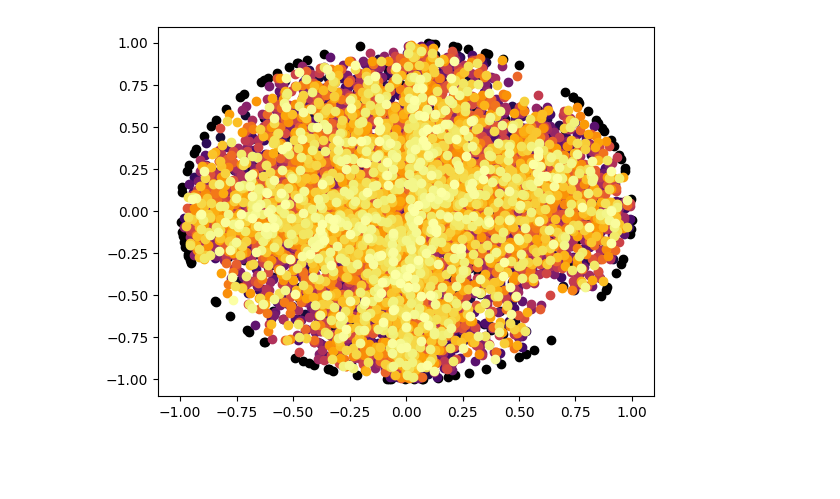
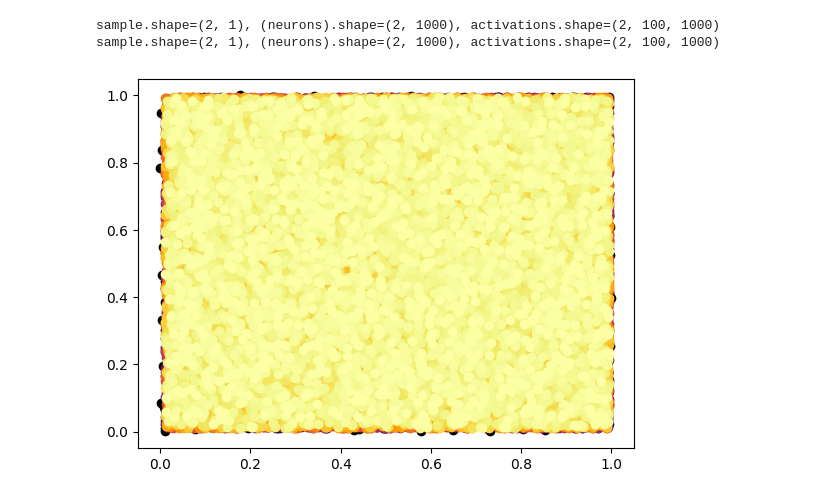
Before and after one commit to Fritz17236/untitled, a Jupyter notebook: topo.ipynb, the cells around one changed output. Saved outputs shown, nothing was run; the diff lists cells and outputs as text; code cells hidden in the pictures; blank space fills up the shorter version.

```diff
--- a/topo.ipynb
+++ b/topo.ipynb
@@ -15,37 +16,66 @@ from nonlinear_approximator import (
 %matplotlib inline
 # %%
 config = params.RegressionParams(
-    width=100,
+    width=1000,
     depth=100,
     input_dimension=2,
     transform_type=activations.TransformType.TENT,
     transform_params= params.TentParams(mu=1.99),
     output_dimension=1,
 )
 
 neurons = np.random.normal(loc=0, scale=1, size=(config.input_dimension, config.width))
-neurons = neurons / np.linalg.norm(neurons, axis=0)
+neurons = 0.5 * neurons / np.linalg.norm(neurons, axis=0)
 neurons = np.asarray(neurons)
 
+def gen_neurons(dimension, number):
+    sampler = qmc.LatinHypercube(d=dimension)
+    sample = sampler.random(n=number)
+    return sample
+
+def tent(x, mu=1.99):
+
+    # return np.exp(-900 * np.square(x)) + -0.06045
+    return mu * np.minimum(x, 1 - x)
+
+def compute_activations(neurons, input_x, config):
+    num_samples, dim_input = input_x.shape
+    # neurons have dim_input x 3config.width shape
+    activations = np.zeros((num_samples, config.depth, config.width))
+    for idx_sample in range(num_samples):
+        for idx_layer in range(config.depth):
+            if idx_layer == 0:
+                sample =  np.expand_dims(input_x[idx_sample, :], axis=-1)
+                print(f'{sample.shape=}, {(neurons).shape=}, {activations.shape=}')
+                activations[idx_sample, idx_layer, :] = 1 - np.linalg.norm(neurons - sample,axis=0)/np.sqrt(dim_input)
+            else:
+                activations[idx_sample, idx_layer, :] = tent(
+                    activations[idx_sample, idx_layer - 1, :]
+                )
+    return activations
+
+neurons = gen_neurons(2, config.width).T
 disp_layers = config.depth # min(8, config.depth + 1)
 
 colors = plt.get_cmap("inferno", disp_layers + 1)
-activations_identity = activations.compute_activations(
+activations_identity = compute_activations(
     neurons, np.asarray(np.eye(2)), config
 )
 
 plt.scatter(neurons[0, :], neurons[1, :], color="black")
 for idx_layer in range(1, disp_layers):
     plt.scatter(
-        activations_identity[idx_layer, :, 0] * neurons[0, :],
-        activations_identity[idx_layer, :, 1] * neurons[1, :],
+        activations_identity[0, idx_layer, :], #* neurons[0, :],
+        activations_identity[1, idx_layer, :],# * neurons[1, :],
         label=f"Pass {idx_layer + 1}",
         color=colors(idx_layer + 1),
     )
 
 plt.show()
 # %% [output]
+sample.shape=(2, 1), (neurons).shape=(2, 1000), activations.shape=(2, 100, 1000)
+sample.shape=(2, 1), (neurons).shape=(2, 1000), activations.shape=(2, 100, 1000)
-[figure, old version]
+[figure, new version]
 # %%
 # evaluate the  activation of a given neuron over a 2d plane.
 # single neuron over 1,3
```
Also changed, not shown: parts of 3 cells of this notebook, 14 other files.
